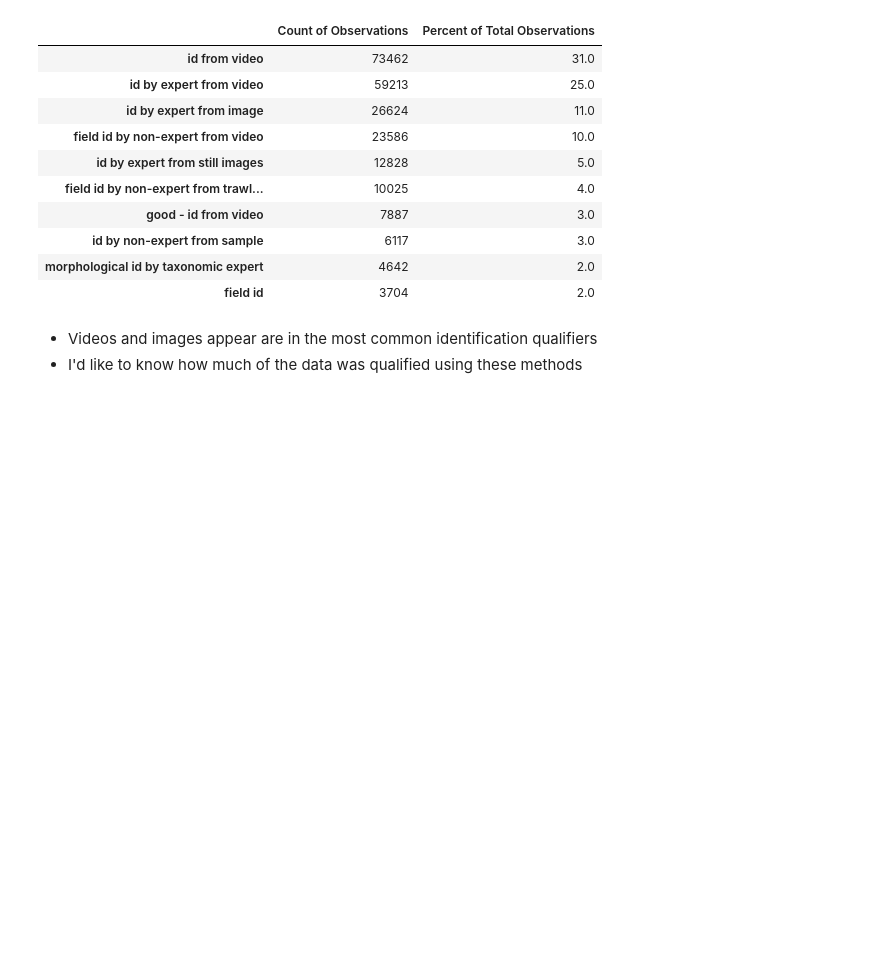
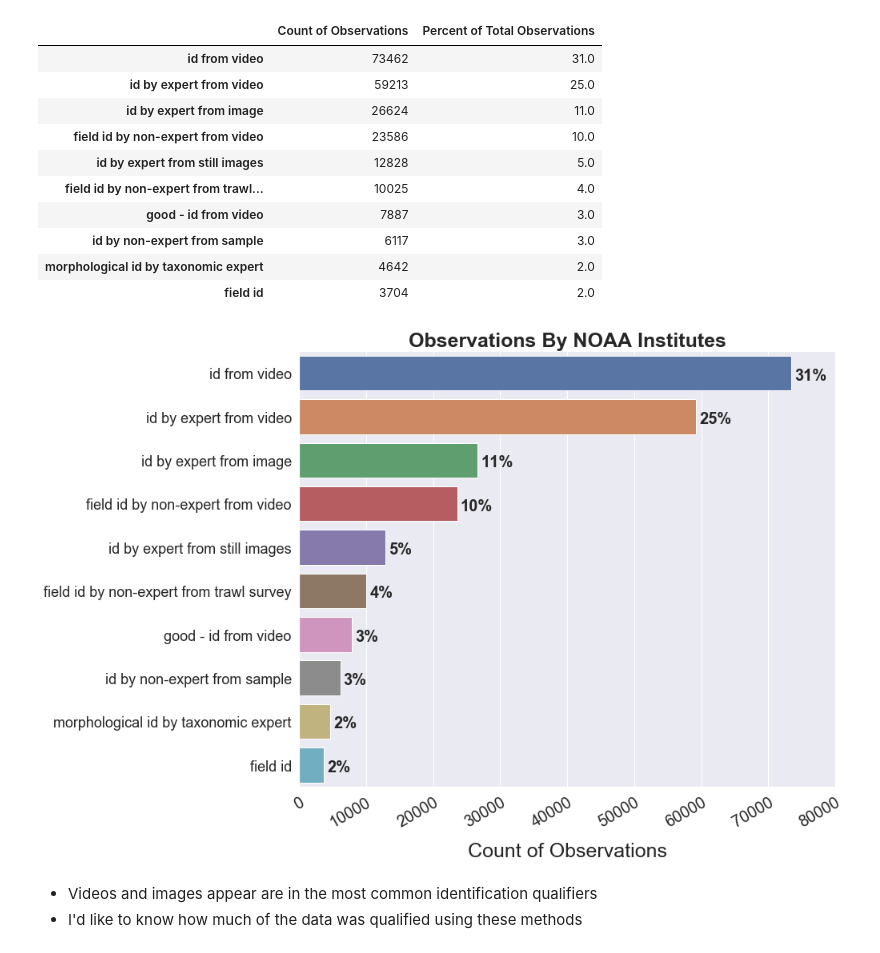
Before and after one commit to SamuelD-Data/deep_sea_corals_project, a Jupyter notebook: deep_sea_corals_project_notebook.ipynb, the cells around one changed output. Saved outputs shown, nothing was run; the diff lists cells and outputs as text; code cells hidden in the pictures; blank space fills up the shorter version.

```diff
--- a/deep_sea_corals_project_notebook.ipynb
+++ b/deep_sea_corals_project_notebook.ipynb
@@ -594,6 +588,34 @@ qual_method
 | id by non-expert from sample | 6117 | 3.0 |
 | morphological id by taxonomic expert | 4642 | 2.0 |
 | field id | 3704 | 2.0 |
+# %%
+# copying df to avoid altering original
+qual_method_copy = qual_method.copy()
+
+# shortening long index value
+qual_method_copy.index.values[5] = 'field id by non-expert from trawl survey'
+
+# creating plot
+ax = sns.barplot(data = qual_method_copy, y = qual_method_copy.index, x = qual_method_copy['Count of Observations'])
+plt.title("Observations By NOAA Institutes", fontweight='bold', fontsize = 25)
+plt.xticks(rotation = 30, ha = "right", rotation_mode = 'anchor', fontsize = 20)
+plt.yticks(fontsize = 18)
+plt.xlabel('Count of Observations', fontsize = 25, labelpad = 15)
+plt.xlim(0,80000)
+
+# adding % value to middle of each column
+total = len(df)
+for p in ax.patches:
+    width = p.get_width()
+    height = p.get_height()
+    ax.text(width + 500,
+            p.get_y() + .55,
+            '{0:.0%}'.format((width / total)), fontsize = 20, weight='bold')
+
+# displaying plot
+plt.show()
+# %% [output]
+[figure, added]
 # %% [markdown]
 - Videos and images appear are in the most common identification qualifiers
 - I'd like to know how much of the data was qualified using these methods
```
Also changed, not shown: parts of 3 cells of this notebook.
